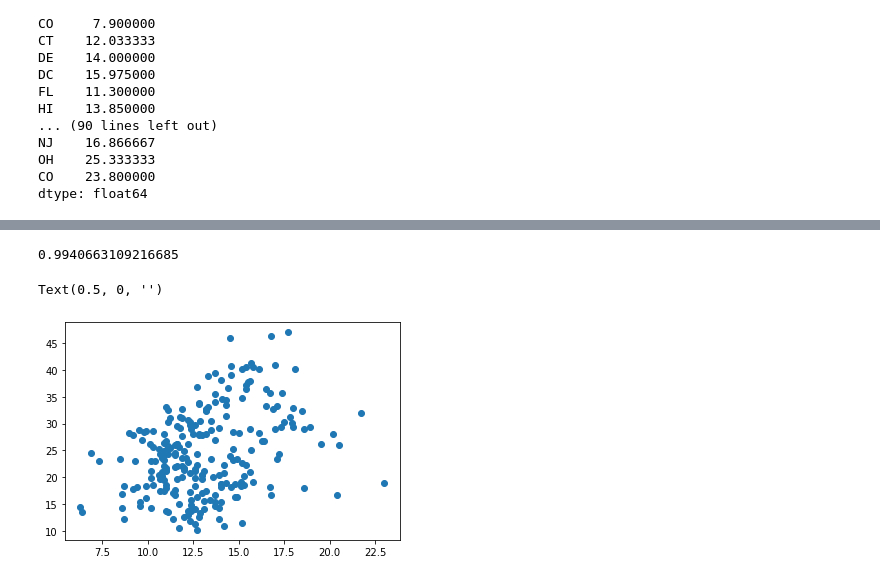
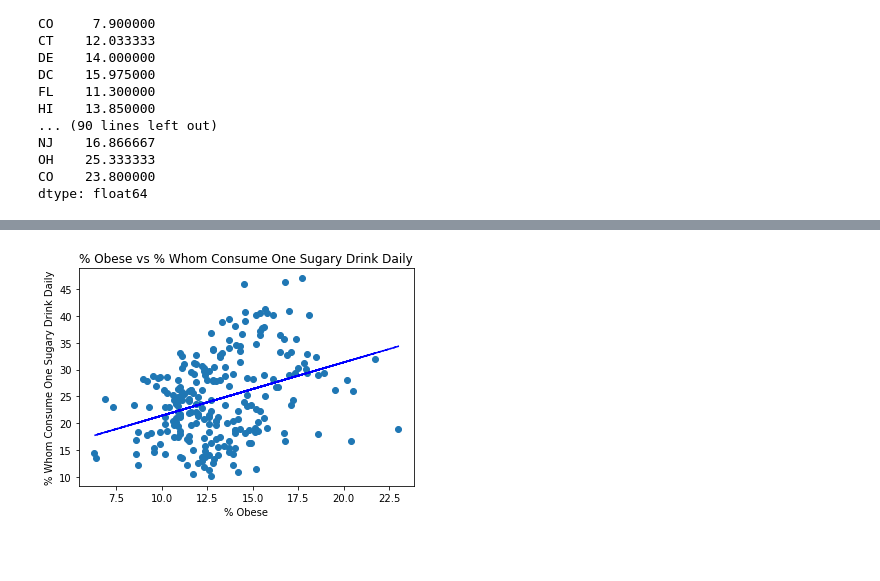
Before and after one commit to afcummings/project1, a Jupyter notebook: sugar_vs_obesity.ipynb, the cells around one changed output, grey strips where cells are left out. Drawn from its saved outputs; the diff is of its cells as text; code cells hidden in the pictures; blank space fills up the shorter version.

```diff
--- a/sugar_vs_obesity.ipynb
+++ b/sugar_vs_obesity.ipynb
@@ -356,18 +389,22 @@ dtype: object
 # %%
 import matplotlib.pyplot as plt
 from scipy import stats
 import numpy as np
 new_df = new_df.replace('~','NaN')
 x = np.array(new_df.loc(axis=1)['Obesity2017', 'Obesity2015', 'Obesity2013', 'Obesity2011', 'Obesity2009', 'Obesity2007'])
 y = np.array(new_df.loc(axis=1)['Sugar2017', 'Sugar2015', 'Sugar2013', 'Sugar2011', 'Sugar2009', 'Sugar2007'])
 new_df
 mask = ~np.isnan(x) & ~np.isnan(y)
 #slope, intercept, r_value, p_value, std_err = scipy.stats.mstats.linregress(x,y)
 (slope, intercept, _, _, _) = scipy.stats.mstats.linregress(x[mask],y[mask])
 fit = slope * x + intercept
-plt.scatter(x, y)
-plt.xlabel('')
+fig, ax = plt.subplots()
+
+ax.scatter(x[mask],y[mask])
+ax.plot(x, fit, 'b--')
+plt.title('% Obese vs % Whom Consume One Sugary Drink Daily')
+plt.xlabel('% Obese')
+plt.ylabel('% Whom Consume One Sugary Drink Daily')
+plt.show()
 # %% [output]
-0.9940663109216685
-Text(0.5, 0, '')
-[figure, old version]
+[figure, new version]
```
Also changed, not shown: parts of 10 cells of this notebook, 2 other files.
